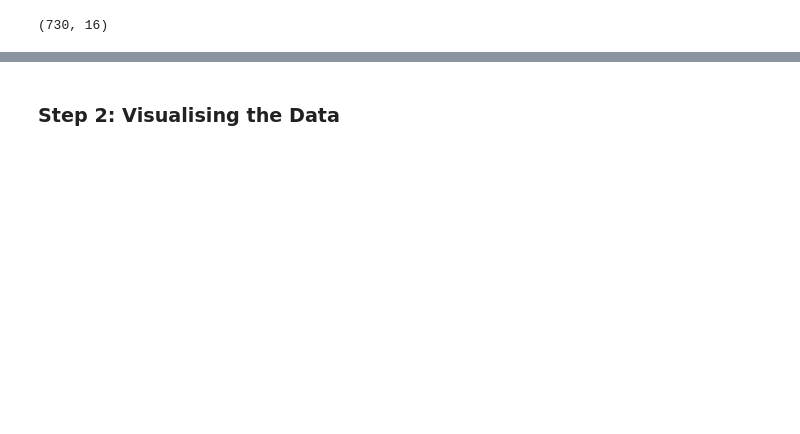
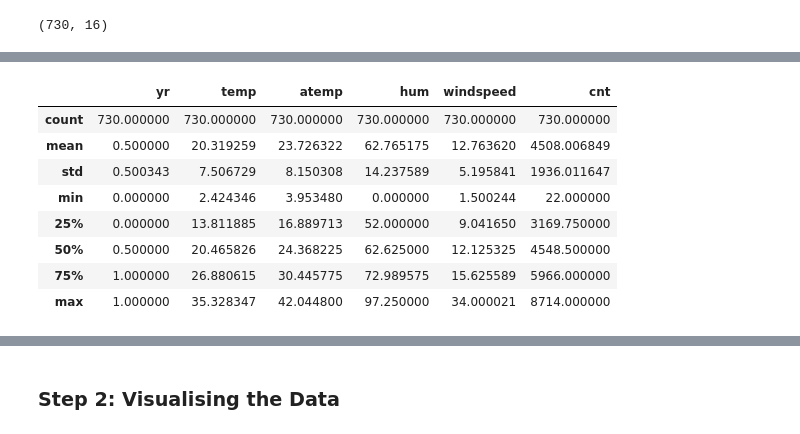
Before and after one commit to kamit1983/Bike_Sharing_Assignment, a Jupyter notebook: Boombikes.ipynb, the cells around one changed output, grey strips where cells are left out. Drawn from its saved outputs; the diff is of its cells as text; code cells hidden in the pictures; blank space fills up the shorter version.

```diff
--- a/Boombikes.ipynb
+++ b/Boombikes.ipynb
@@ -44,0 +81,12 @@ df.shape
+# %%
+df[num_cols].describe()
+# %% [output]
+|  | yr | temp | atemp | hum | windspeed | cnt |
+| count | 730.000000 | 730.000000 | 730.000000 | 730.000000 | 730.000000 | 730.000000 |
+| mean | 0.500000 | 20.319259 | 23.726322 | 62.765175 | 12.763620 | 4508.006849 |
+| std | 0.500343 | 7.506729 | 8.150308 | 14.237589 | 5.195841 | 1936.011647 |
+| min | 0.000000 | 2.424346 | 3.953480 | 0.000000 | 1.500244 | 22.000000 |
+| 25% | 0.000000 | 13.811885 | 16.889713 | 52.000000 | 9.041650 | 3169.750000 |
+| 50% | 0.500000 | 20.465826 | 24.368225 | 62.625000 | 12.125325 | 4548.500000 |
+| 75% | 1.000000 | 26.880615 | 30.445775 | 72.989575 | 15.625589 | 5966.000000 |
+| max | 1.000000 | 35.328347 | 42.044800 | 97.250000 | 34.000021 | 8714.000000 |
```
Also changed, not shown: parts of 11 cells of this notebook, 1 other file.
